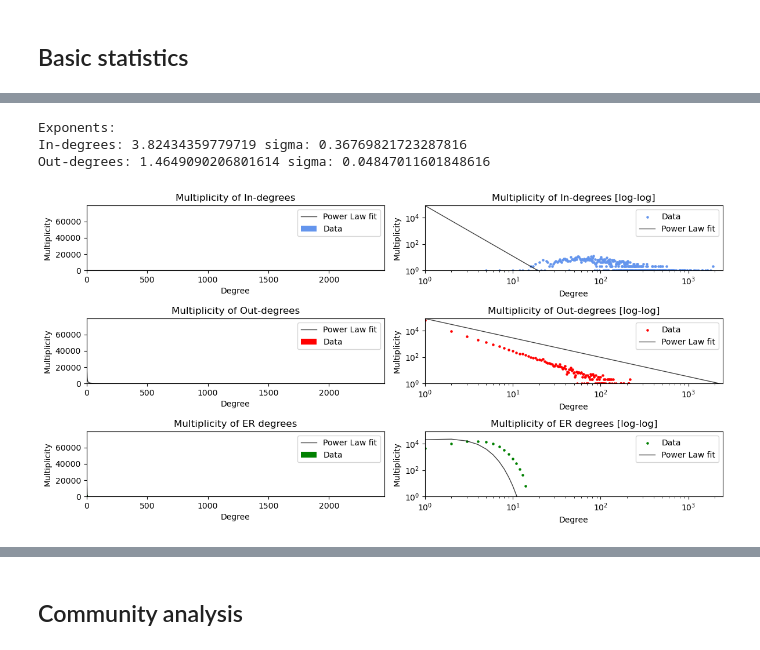
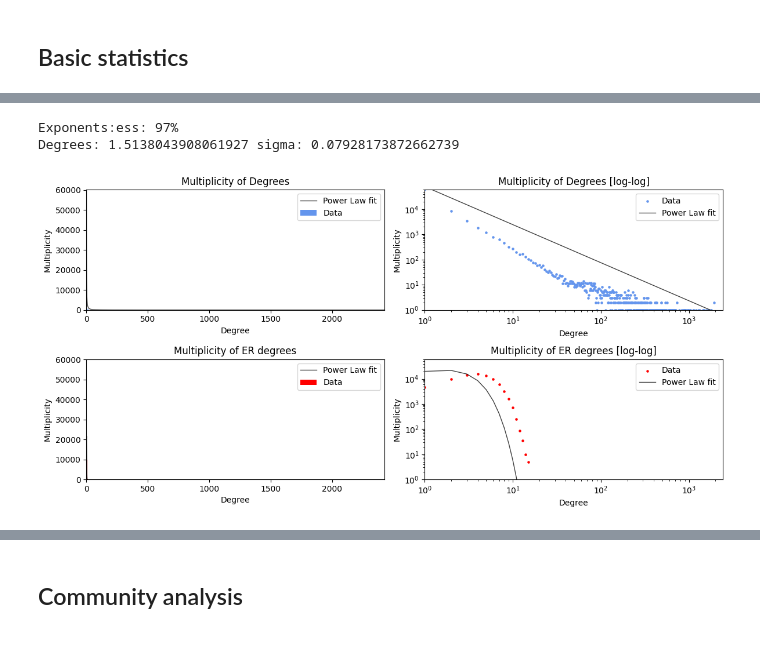
Before and after one commit to andste97/socialgraphs2023f-project, a Jupyter notebook: project/network_analysis.ipynb, the cells around one changed output, grey strips where cells are left out. Saved outputs shown, nothing was run; the diff lists cells and outputs as text; code cells hidden in the pictures.

Commit message:
improve graphs for final submission

```diff
--- a/project/network_analysis.ipynb
+++ b/project/network_analysis.ipynb
@@ -209,9 +249,8 @@ Top 5 nodes by overall degree
 # %%
 colors = ["cornflowerblue", "red", "green"]
-render_degree_distributions(graph_largest_w, colors)
+render_degree_distributions(graph_largest_w.to_undirected(), colors, False)
 plt.show()
 # %% [output]
-Exponents:
-In-degrees: 3.82434359779719 sigma: 0.36769821723287816
-Out-degrees: 1.4649090206801614 sigma: 0.04847011601848616
+Exponents:ess: 97%
+Degrees: 1.5138043908061927 sigma: 0.07928173872662739
-[figure, old version]
+[figure, new version]
```
Also changed, not shown: parts of 21 cells of this notebook, 3 other files.
